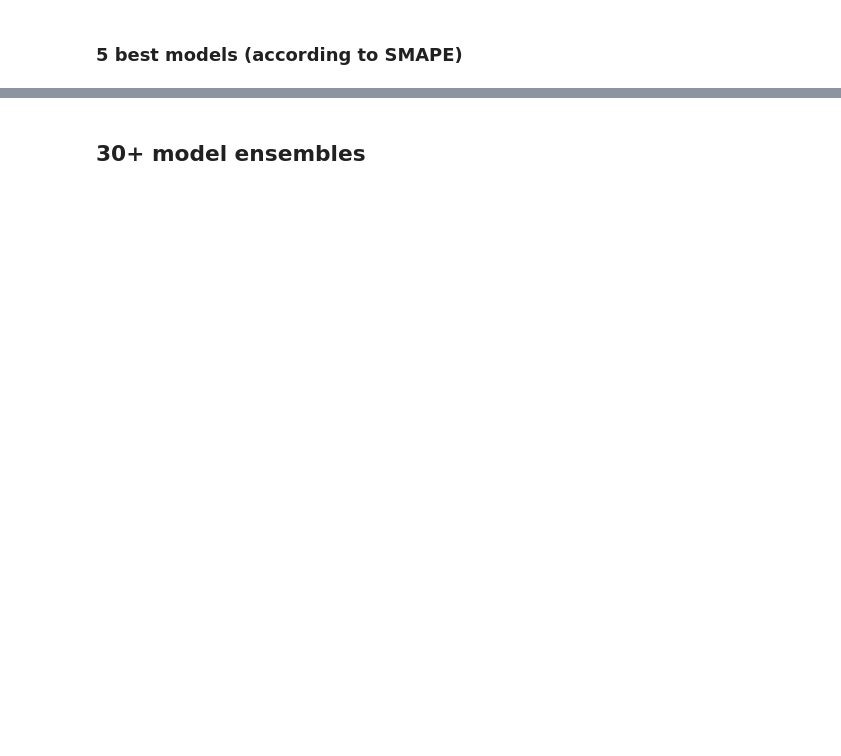
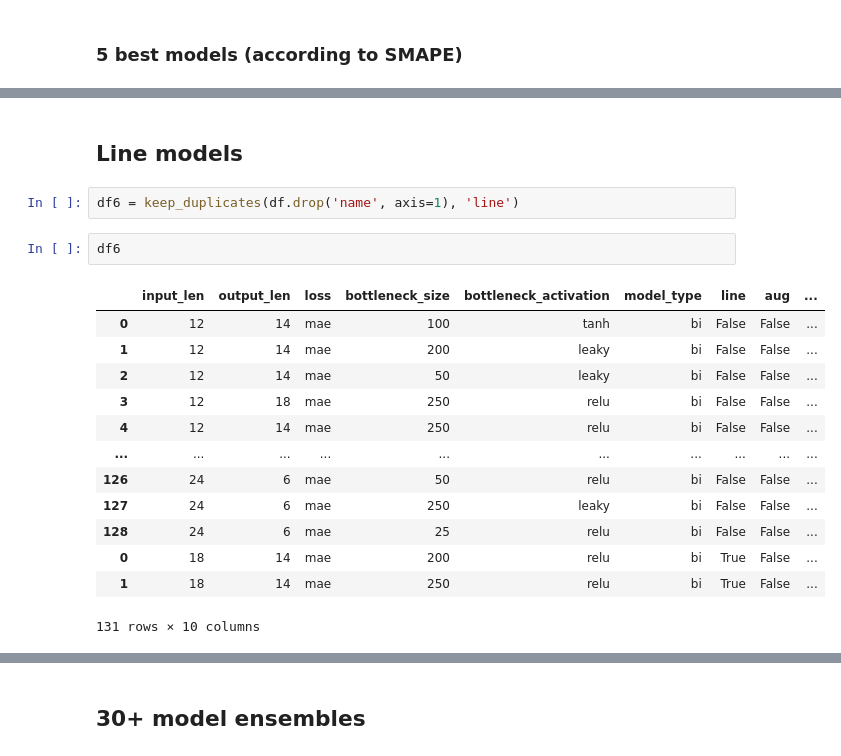
Before and after one commit to djib2011/forecasting, a Jupyter notebook: analysis/explore_results_ensemble.ipynb, the cells around one changed output, grey strips where cells are left out. Cells and saved outputs as stored; diff of their text form; blank space fills up the shorter version.

```diff
--- a/analysis/explore_results_ensemble.ipynb
+++ b/analysis/explore_results_ensemble.ipynb
@@ -118,0 +119,20 @@ df.sort_values('smape').head(5)
+# %% [markdown]
+## Line models
+# %%
+df6 = keep_duplicates(df.drop('name', axis=1), 'line')
+# %%
+df6
+# %% [output]
+|  | input_len | output_len | loss | bottleneck_size | bottleneck_activation | model_type | line | aug | ... |
+| 0 | 12 | 14 | mae | 100 | tanh | bi | False | False | ... |
+| 1 | 12 | 14 | mae | 200 | leaky | bi | False | False | ... |
+| 2 | 12 | 14 | mae | 50 | leaky | bi | False | False | ... |
+| 3 | 12 | 18 | mae | 250 | relu | bi | False | False | ... |
+| 4 | 12 | 14 | mae | 250 | relu | bi | False | False | ... |
+| ... | ... | ... | ... | ... | ... | ... | ... | ... | ... |
+| 126 | 24 | 6 | mae | 50 | relu | bi | False | False | ... |
+| 127 | 24 | 6 | mae | 250 | leaky | bi | False | False | ... |
+| 128 | 24 | 6 | mae | 25 | relu | bi | False | False | ... |
+| 0 | 18 | 14 | mae | 200 | relu | bi | True | False | ... |
+| 1 | 18 | 14 | mae | 250 | relu | bi | True | False | ... |
+131 rows × 10 columns
```
Also changed, not shown: parts of 10 cells of this notebook, 4 other files.
